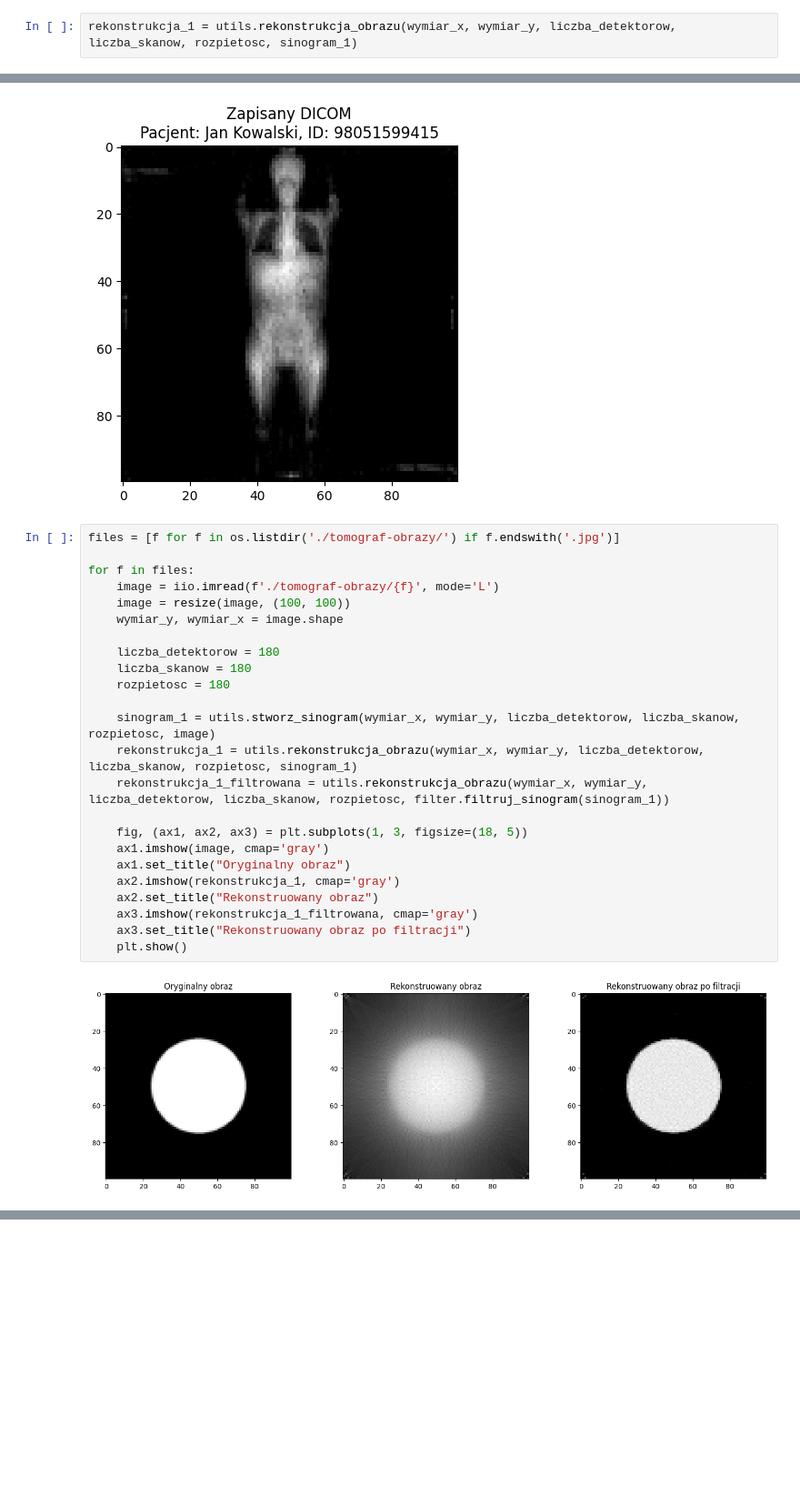
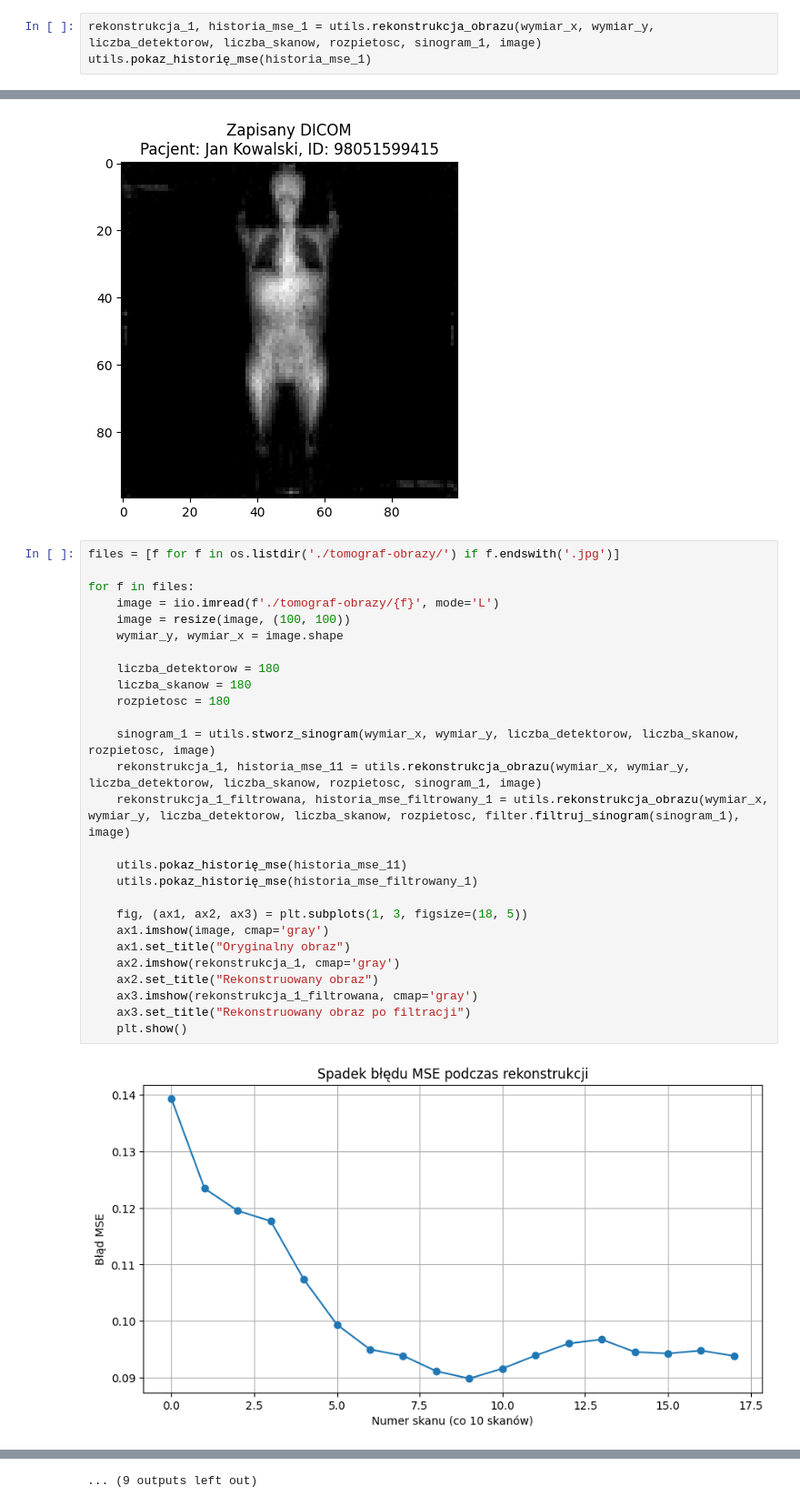
Before and after one commit to KrzysztofZaporowski/Informatyka-w-medycynie, a Jupyter notebook: tomograf/main.ipynb, the cells around one changed output, grey strips where cells are left out. Shown at 91% size. Saved outputs shown, nothing was run; the diff lists cells and outputs as text; blank space fills up the shorter version.

```diff
--- a/tomograf/main.ipynb
+++ b/tomograf/main.ipynb
@@ -82,4 +82,5 @@ plt.show()
 # %% [markdown]
 Rekonstrukcja obrazu - odwrotna transformata Radona
 # %%
-rekonstrukcja_1 = utils.rekonstrukcja_obrazu(wymiar_x, wymiar_y, liczba_detektorow, liczba_skanow, rozpietosc, sinogram_1)
+rekonstrukcja_1, historia_mse_1 = utils.rekonstrukcja_obrazu(wymiar_x, wymiar_y, liczba_detektorow, liczba_skanow, rozpietosc, sinogram_1, image)
+utils.pokaz_historię_mse(historia_mse_1)
@@ -124,26 +128,29 @@ save_dicom.zapisz_dicom(rekonstruowany_obraz_filtrowany, nazwa_pliku, dane_pacje
 # %%
 files = [f for f in os.listdir('./tomograf-obrazy/') if f.endswith('.jpg')]
 
 for f in files:
     image = iio.imread(f'./tomograf-obrazy/{f}', mode='L')
     image = resize(image, (100, 100))
     wymiar_y, wymiar_x = image.shape
 
     liczba_detektorow = 180
     liczba_skanow = 180
     rozpietosc = 180
 
     sinogram_1 = utils.stworz_sinogram(wymiar_x, wymiar_y, liczba_detektorow, liczba_skanow, rozpietosc, image)
-    rekonstrukcja_1 = utils.rekonstrukcja_obrazu(wymiar_x, wymiar_y, liczba_detektorow, liczba_skanow, rozpietosc, sinogram_1)
-    rekonstrukcja_1_filtrowana = utils.rekonstrukcja_obrazu(wymiar_x, wymiar_y, liczba_detektorow, liczba_skanow, rozpietosc, filter.filtruj_sinogram(sinogram_1))
+    rekonstrukcja_1, historia_mse_11 = utils.rekonstrukcja_obrazu(wymiar_x, wymiar_y, liczba_detektorow, liczba_skanow, rozpietosc, sinogram_1, image)
+    rekonstrukcja_1_filtrowana, historia_mse_filtrowany_1 = utils.rekonstrukcja_obrazu(wymiar_x, wymiar_y, liczba_detektorow, liczba_skanow, rozpietosc, filter.filtruj_sinogram(sinogram_1), image)
+
+    utils.pokaz_historię_mse(historia_mse_11)
+    utils.pokaz_historię_mse(historia_mse_filtrowany_1)
 
     fig, (ax1, ax2, ax3) = plt.subplots(1, 3, figsize=(18, 5))
     ax1.imshow(image, cmap='gray')
     ax1.set_title("Oryginalny obraz")
     ax2.imshow(rekonstrukcja_1, cmap='gray')
     ax2.set_title("Rekonstruowany obraz")
     ax3.imshow(rekonstrukcja_1_filtrowana, cmap='gray')
     ax3.set_title("Rekonstruowany obraz po filtracji")
     plt.show()
 # %% [output]
-[figure, old version]
+[figure, new version]
@@ -155,0 +168 @@ for f in files:
+... (9 outputs left out)
```
Also changed, not shown: parts of 4 cells of this notebook, 2 other files.
